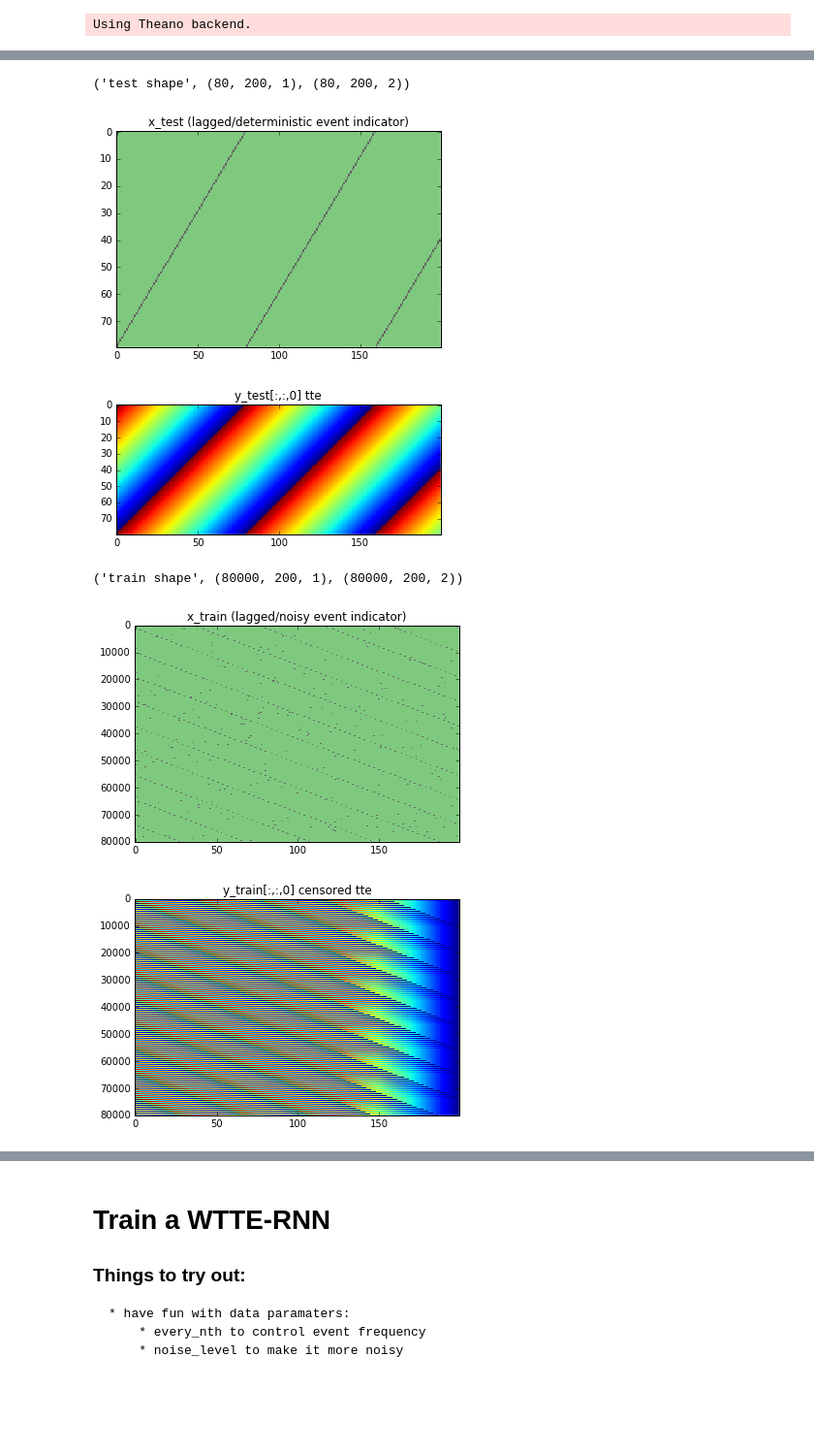
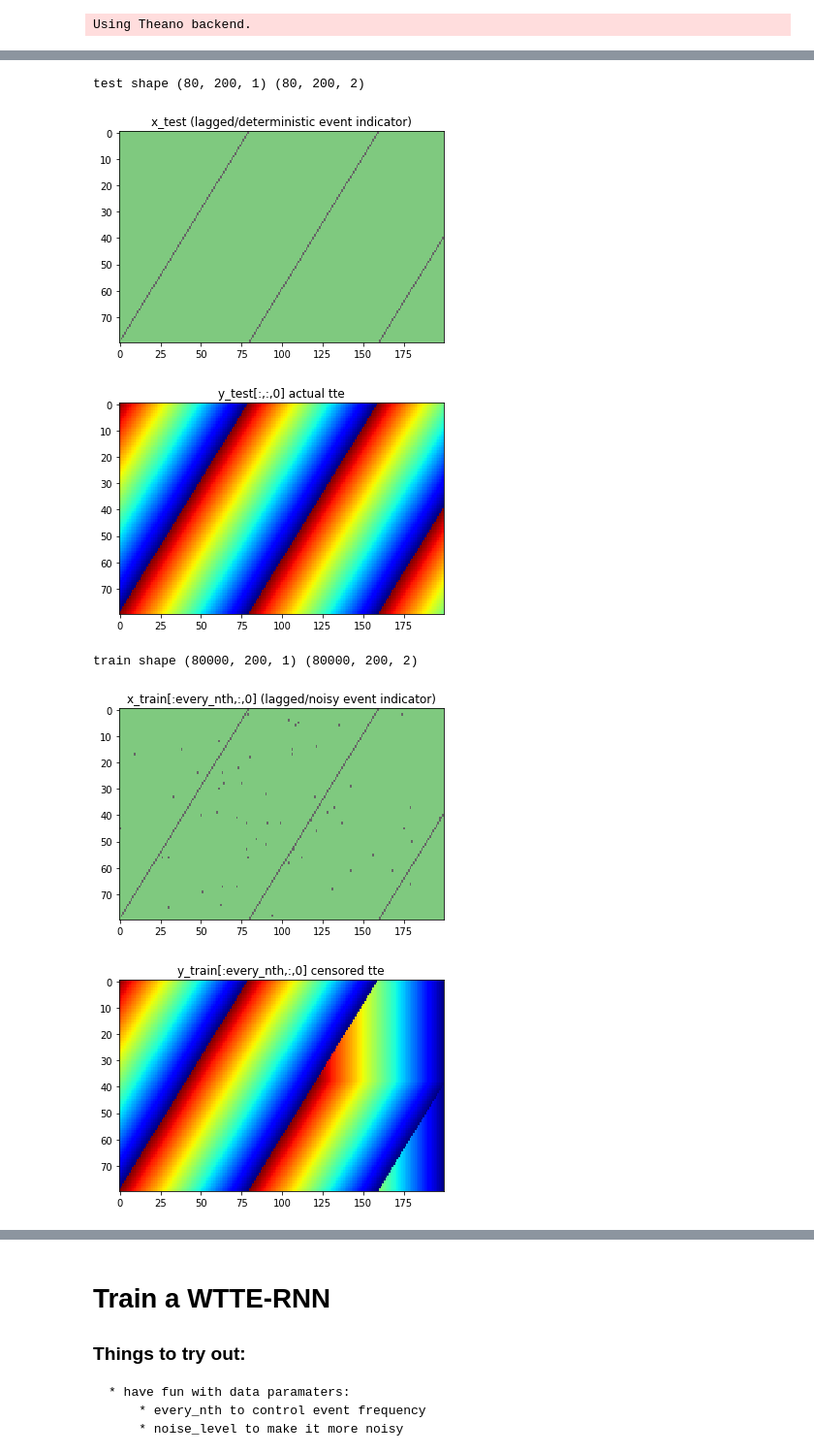
Before and after one commit to ragulpr/wtte-rnn, a Jupyter notebook: examples/keras/simple_example.ipynb, the cells around one changed output, grey strips where cells are left out. Shown at 97% size. Saved outputs shown, nothing was run; the diff lists cells and outputs as text; code cells hidden in the pictures; blank space fills up the shorter version.

Commit message:
refs #20 : Updated simple example.
- Full support for varying length
- Simplified
- Showcasing the Keras Callback
- Removed plots to save space.

```diff
--- a/examples/keras/simple_example.ipynb
+++ b/examples/keras/simple_example.ipynb
@@ -114,41 +119,39 @@ y_train,x_train, y_test,x_test,events = get_data(n_timesteps, every_nth,n_repeat
 # %%
 #### Plots
 print('test shape',x_test.shape,y_test.shape)
 plt.imshow(x_test[:,:,:].sum(axis=2)>0,interpolation="none",cmap='Accent',aspect='auto')
 plt.title('x_test (lagged/deterministic event indicator)')
 plt.show()
-plt.imshow(y_test[:,:,0],interpolation="none")
-plt.title('y_test[:,:,0] tte')
+plt.imshow(y_test[:,:,0],interpolation="none",cmap='jet',aspect='auto')
+plt.title('y_test[:,:,0] actual tte')
 plt.show()
 
 print('train shape',x_train.shape,y_train.shape)
-# (might look like the pattern is different but set n_repeats
-#  lower and you'll see that it's the same):
-plt.imshow(x_train[:,:,:].sum(axis=2)>0,interpolation="none",cmap='Accent',aspect='auto')
-plt.title('x_train (lagged/noisy event indicator)')
+plt.imshow(x_train[:every_nth,:,:].mean(axis=2),interpolation="none",cmap='Accent',aspect='auto')
+plt.title('x_train[:every_nth,:,0] (lagged/noisy event indicator)')
 plt.show()
-plt.imshow(y_train[:,:,0],interpolation="none",aspect='auto')
-plt.title('y_train[:,:,0] censored tte')
+plt.imshow(y_train[:every_nth,:,0],interpolation="none",cmap='jet',aspect='auto')
+plt.title('y_train[:every_nth,:,0] censored tte')
 plt.show()
-plt.imshow(y_train[:,:,1],interpolation="none",cmap='Accent',aspect='auto')
-plt.title('y_train[:,:,1] u')
+plt.imshow(y_train[:every_nth,:,1],interpolation="none",cmap='Accent',aspect='auto')
+plt.title('y_train[:every_nth,:,1] u (non-censoring indicator)')
 plt.show()
 
 ## Example TTE:
 print('Example TTEs')
-plt.plot(y_train[every_nth/4,:,0],label='censored tte (train)',color='black',linestyle='dashed',linewidth=2,drawstyle='steps-post')
-plt.plot(y_test[every_nth/4,:,0],label='actual tte (test)',color='black',linestyle='solid',linewidth=2,drawstyle='steps-post')
+plt.plot(y_train[every_nth//4,:,0],label='censored tte (train)',color='black',linestyle='dashed',linewidth=2,drawstyle='steps-post')
+plt.plot(y_test[every_nth//4,:,0],label='actual tte (test)',color='black',linestyle='solid',linewidth=2,drawstyle='steps-post')
 
 plt.xlim(0, n_timesteps)
 plt.xlabel('time')
 plt.ylabel('time to event')
 plt.title('Example TTEs')
 plt.legend(bbox_to_anchor=(1.05, 1), loc=2, borderaxespad=0.)
 plt.show()
 # %% [output]
-('test shape', (80, 200, 1), (80, 200, 2))
+test shape (80, 200, 1) (80, 200, 2)
-[figure, old version]
+[figure, new version]
-[figure, old version]
+[figure, new version]
-('train shape', (80000, 200, 1), (80000, 200, 2))
+train shape (80000, 200, 1) (80000, 200, 2)
-[figure, old version]
+[figure, new version]
-[figure, old version]
+[figure, new version]
```
Also changed, not shown: parts of 11 cells of this notebook.
